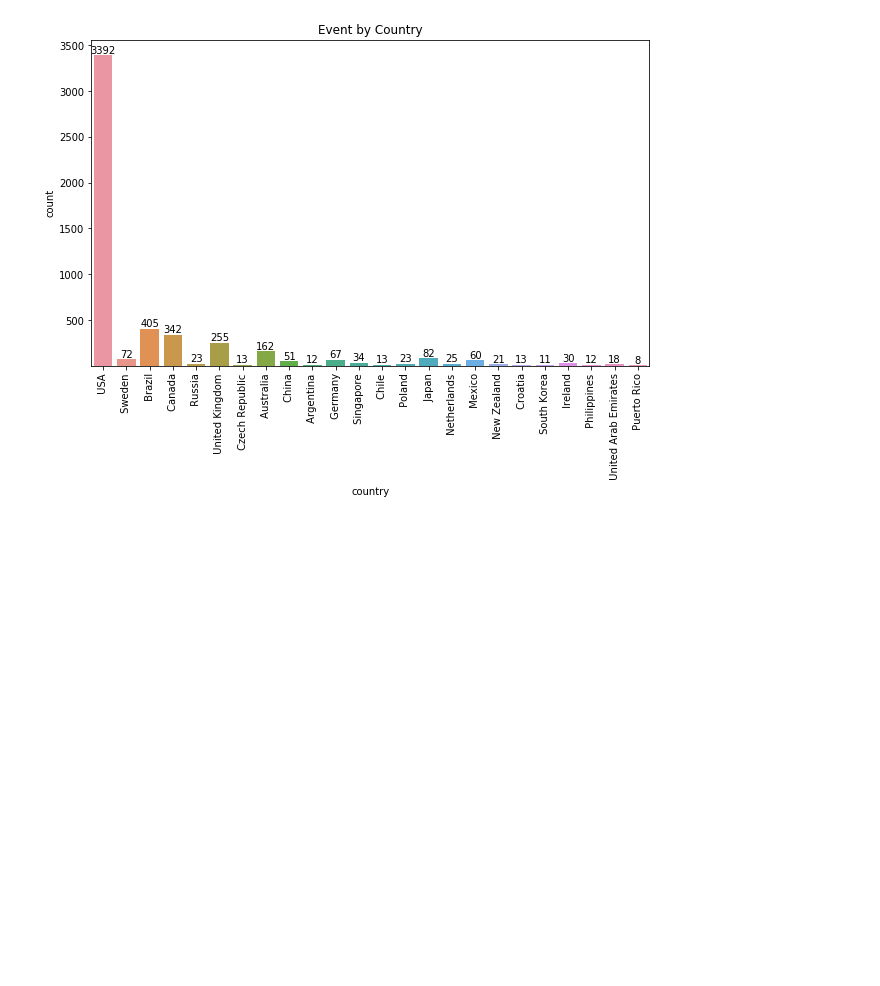
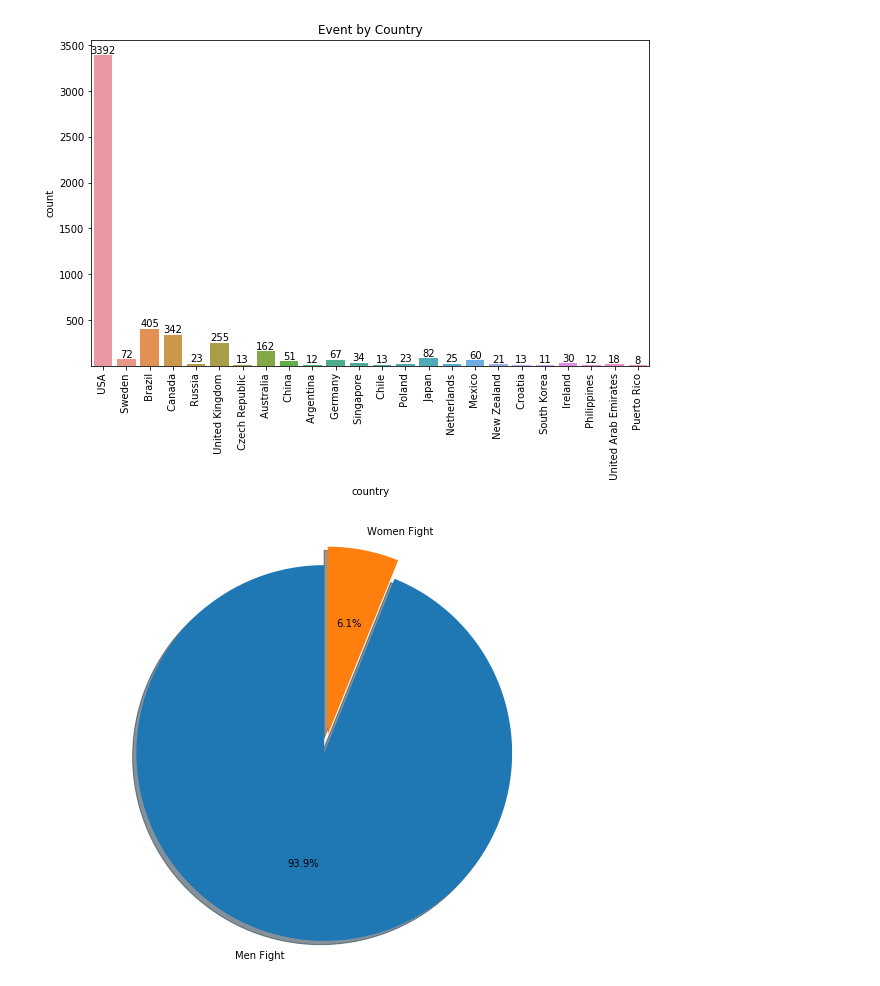
Before and after one commit to p4v10/ufc-dataset, a Jupyter notebook: ufc-visualizations.ipynb, the cells around one changed output. Saved outputs shown, nothing was run; the diff lists cells and outputs as text; code cells hidden in the pictures; blank space fills up the shorter version.

```diff
--- a/ufc-visualizations.ipynb
+++ b/ufc-visualizations.ipynb
@@ -309,3 +309,21 @@ plt.title('Event by Country')
 plt.show()
 # %% [output]
 [figure]
+# %%
+women = new.weight_class.str.contains('Women')
+# %%
+women1 = len(new[women])
+men = (len(new['weight_class'])) - len(new[women])
+# %%
+labels = 'Men Fight', 'Women Fight'
+sizes = [men,women1]
+explode = (0, 0.1)
+
+fig1, ax1 = plt.subplots(figsize=(10,8))
+ax1.pie(sizes, explode=explode, labels=labels,autopct='%1.1f%%',
+       shadow=True, startangle=90)
+ax1.axis('equal')
+
+plt.show()
+# %% [output]
+[figure, added]
```
